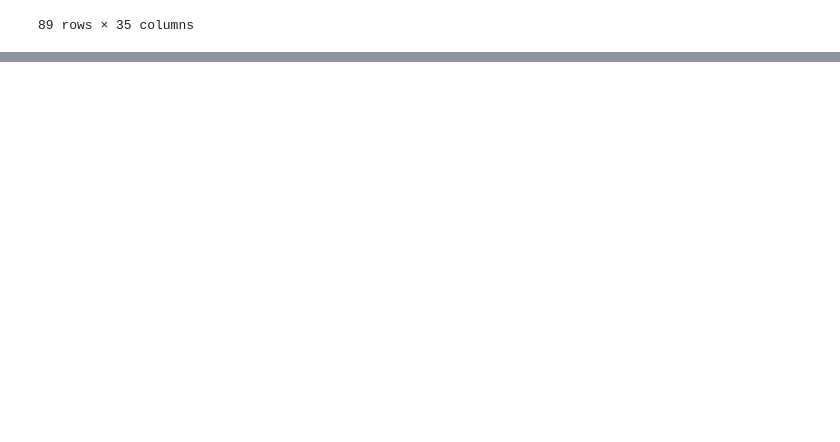
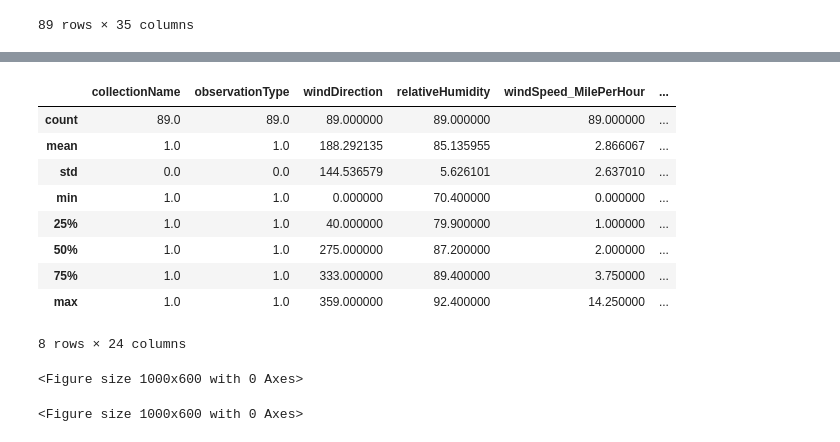
Before and after one commit to h2ohugol/PFDA-assignments, a Jupyter notebook: assignment2-weather.ipynb, the cells around one changed output, grey strips where cells are left out. Drawn from its saved outputs; the diff is of its cells as text; code cells hidden in the pictures; blank space fills up the shorter version.

```diff
--- a/assignment2-weather.ipynb
+++ b/assignment2-weather.ipynb
@@ -66,0 +109,14 @@ df
+# %%
+# Describe the data set.
+df.describe()
+# %% [output]
+|  | collectionName | observationType | windDirection | relativeHumidity | windSpeed_MilePerHour | ... |
+| count | 89.0 | 89.0 | 89.000000 | 89.000000 | 89.000000 | ... |
+| mean | 1.0 | 1.0 | 188.292135 | 85.135955 | 2.866067 | ... |
+| std | 0.0 | 0.0 | 144.536579 | 5.626101 | 2.637010 | ... |
+| min | 1.0 | 1.0 | 0.000000 | 70.400000 | 0.000000 | ... |
+| 25% | 1.0 | 1.0 | 40.000000 | 79.900000 | 1.000000 | ... |
+| 50% | 1.0 | 1.0 | 275.000000 | 87.200000 | 2.000000 | ... |
+| 75% | 1.0 | 1.0 | 333.000000 | 89.400000 | 3.750000 | ... |
+| max | 1.0 | 1.0 | 359.000000 | 92.400000 | 14.250000 | ... |
+8 rows × 24 columns
@@ -66,0 +129,6 @@ df
+# %%
+# Create a plot of dry bulb and wet bulb temperatures over time
+plt.figure(figsize=(10, 6))
+# %% [output]
+<Figure size 1000x600 with 0 Axes>
+<Figure size 1000x600 with 0 Axes>
```
Also changed, not shown: parts of 8 cells of this notebook.
